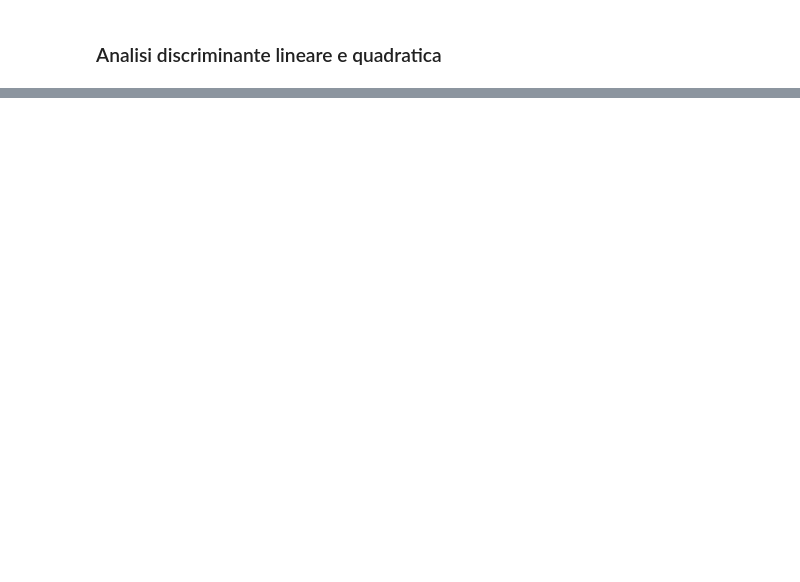
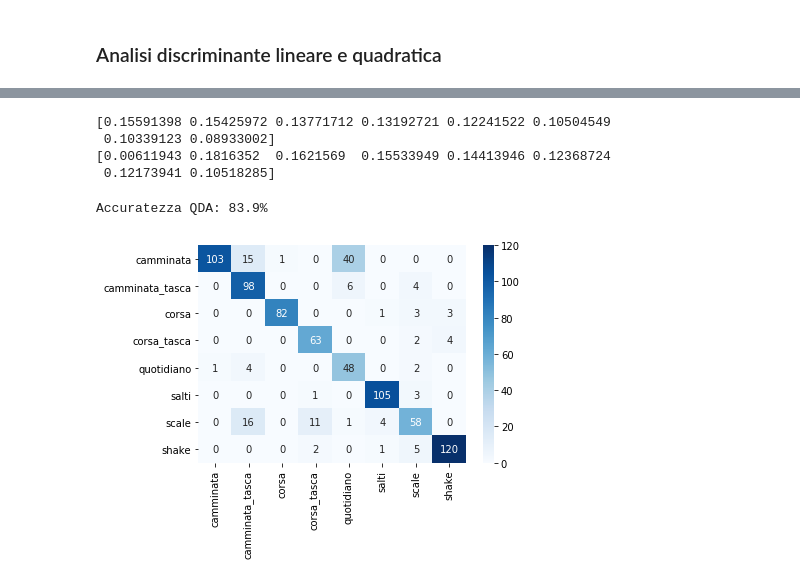
Before and after one commit to DedZago/msbd, a Jupyter notebook: Completo.ipynb, the cells around one changed output, grey strips where cells are left out. Saved outputs shown, nothing was run; the diff lists cells and outputs as text; code cells hidden in the pictures; blank space fills up the shorter version.

Commit message:
inizio pesi a priori qda

```diff
--- a/Completo.ipynb
+++ b/Completo.ipynb
@@ -195,0 +162,21 @@ Here is the full report generated by latex:
+# %%
+weights = np.array(y_train.value_counts()/y_train.value_counts().sum())
+print(weights)
+weights[0] /= 30
+weights = weights/weights.sum()
+print(weights)
+# %% [output]
+[0.15591398 0.15425972 0.13771712 0.13192721 0.12241522 0.10504549
+ 0.10339123 0.08933002]
+[0.00611943 0.1816352  0.1621569  0.15533949 0.14413946 0.12368724
+ 0.12173941 0.10518285]
+# %%
+qda = QuadraticDiscriminantAnalysis(priors=weights)
+qda.fit(X_train, y_train)
+y_pred_qda = qda.predict(X_val)
+acc_qda = 100*accuracy_score(y_val, y_pred_qda)
+print("Accuratezza QDA: {:.1f}%".format(acc_qda))
+MatriceConfusione(y_val, y_pred_qda)
+# %% [output]
+Accuratezza QDA: 83.9%
+[figure, added]
```
Also changed, not shown: parts of 5 cells of this notebook, 6 other files.
